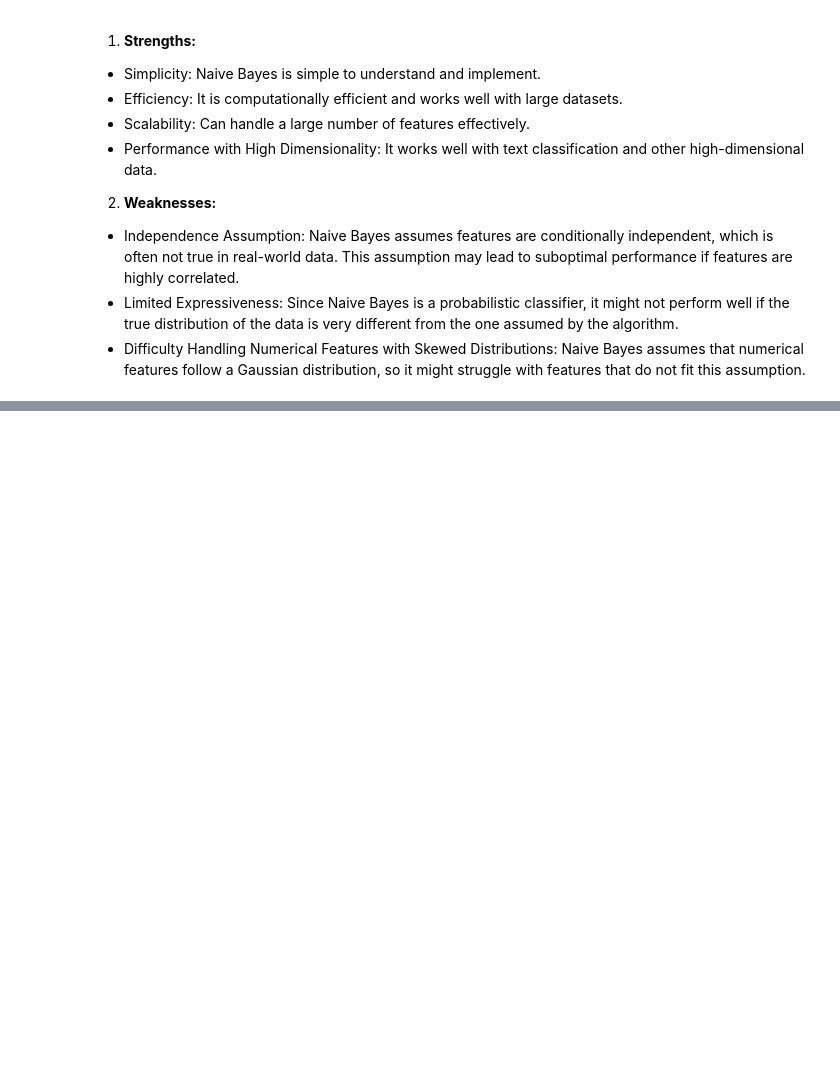
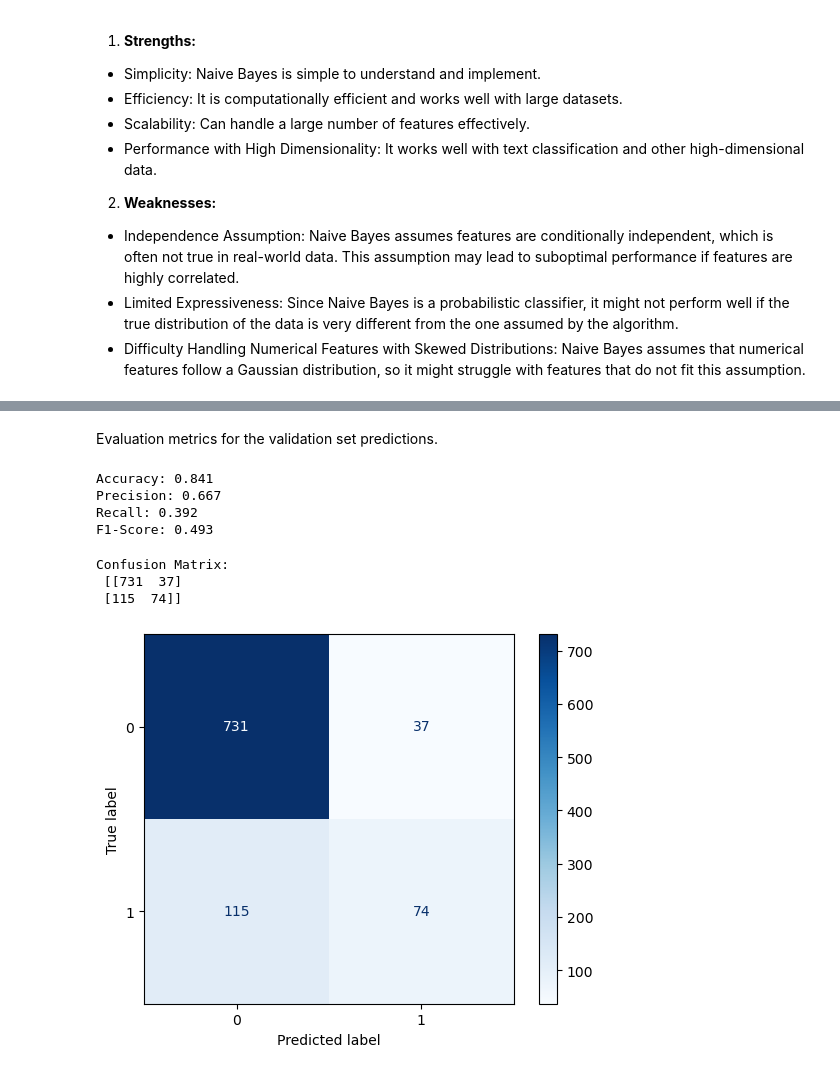
Before and after one commit to zayed95/churn_prediction, a Jupyter notebook: python_code.ipynb, the cells around one changed output, grey strips where cells are left out. Saved outputs shown, nothing was run; the diff lists cells and outputs as text; code cells hidden in the pictures; blank space fills up the shorter version.

Commit message:
did decision tree algorithm

```diff
--- a/python_code.ipynb
+++ b/python_code.ipynb
@@ -709,0 +712,16 @@ The classification report evaluates the performance of your classification model
+# %%
+# split the data
+X = df.drop('Exited', axis=1)
+y = df['Exited']
+
+#split the data into training set and temporary set
+X_train, X_temp, y_train, y_temp = train_test_split(X, y, test_size=0.2, random_state=12, stratify=y)
+
+#splitting the temporary set into validation set and test set
+X_test, X_val, y_test, y_val = train_test_split(X_temp, y_temp, test_size=0.5, random_state=12, stratify=y_temp)
+# %%
+from sklearn.tree import DecisionTreeClassifier
+tree = DecisionTreeClassifier(max_depth=3)
+
+#train the model
+tree.fit(X_train, y_train)
@@ -709,0 +732,7 @@ The classification report evaluates the performance of your classification model
+# %%
+y_pred = tree.predict(X_val)
+
+#evaluation metrics
+report = classification_report(y_val, y_pred)
+print("Classification Report:")
+print(report)
@@ -709,0 +749,34 @@ The classification report evaluates the performance of your classification model
+# %% [markdown]
+Evaluation metrics for the validation set predictions.
+# %%
+from sklearn.metrics import f1_score
+
+accuracy = round(accuracy_score(y_val, y_pred),3)
+print(f"Accuracy: {accuracy}")
+precision = round(precision_score(y_val, y_pred),3)
+print(f"Precision: {precision}")
+recall = round(recall_score(y_val, y_pred),3)
+print(f"Recall: {recall}")
+f1 = round(f1_score(y_val, y_pred),3)
+print(f"F1-Score: {f1}")
+# %% [output]
+Accuracy: 0.841
+Precision: 0.667
+Recall: 0.392
+F1-Score: 0.493
+# %%
+#Confusion Matrix
+conf_mat = confusion_matrix(y_val, y_pred)
+print("Confusion Matrix: \n" , conf_mat)
+# %% [output]
+Confusion Matrix:
+ [[731  37]
+ [115  74]]
+# %%
+from sklearn.metrics import ConfusionMatrixDisplay
+
+disp = ConfusionMatrixDisplay(conf_mat)
+disp.plot(cmap='Blues')
+plt.show()
+# %% [output]
+[figure, added]
```
Also changed, not shown: parts of 26 cells of this notebook.
